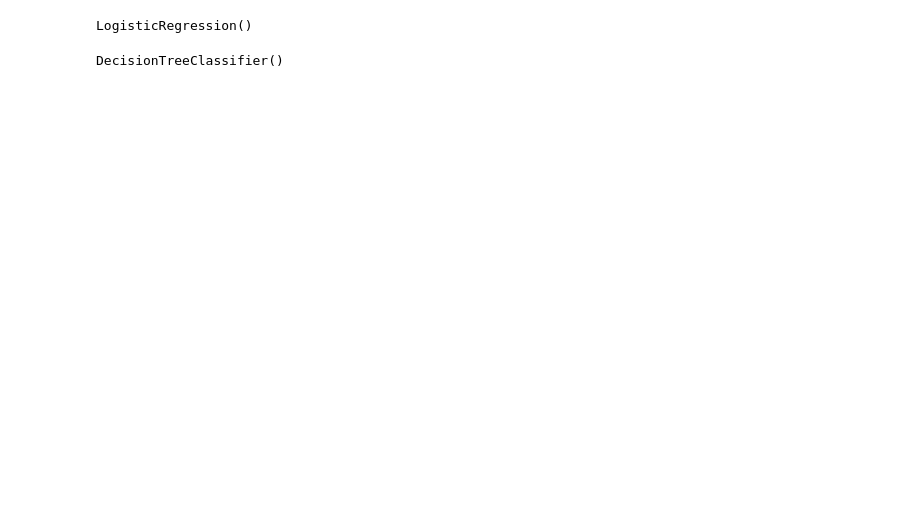
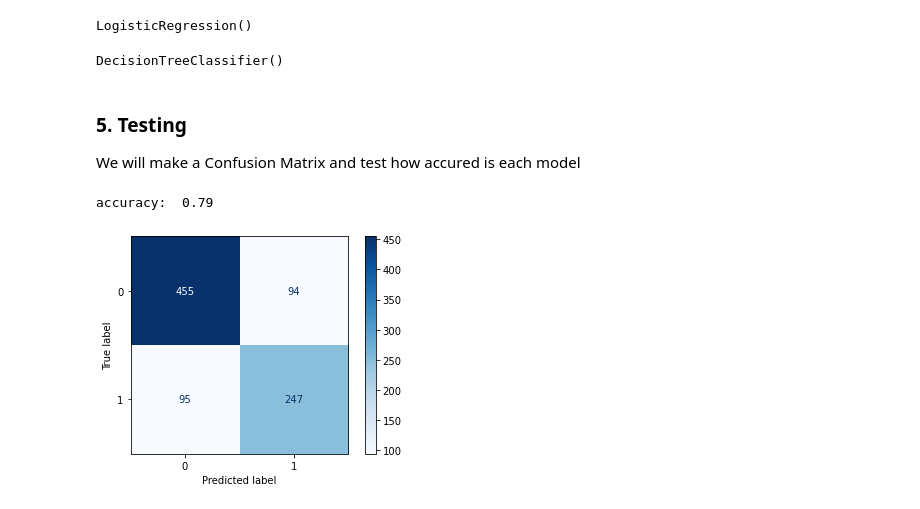
Before and after one commit to keijiart/EDA_Titanic, a Jupyter notebook: EDA_Titanic.ipynb, the cells around one changed output. Cells and saved outputs as stored; diff of their text form; code cells hidden in the pictures; blank space fills up the shorter version.

```diff
--- a/EDA_Titanic.ipynb
+++ b/EDA_Titanic.ipynb
@@ -322,3 +380,22 @@ decision_tree = DecisionTreeClassifier()
 decision_tree.fit(X_train, Y_train)
 # %% [output]
 DecisionTreeClassifier()
+# %% [markdown]
+### 5. Testing
+
+We will make a Confusion Matrix and test how accured is each model
+# %%
+from sklearn.metrics import plot_confusion_matrix
+
+def conf_mat_acc(model):
+    disp = plot_confusion_matrix(model, X_train, Y_train, cmap=plt.cm.Blues, values_format='d')
+    true_pred = disp.confusion_matrix[0,0]+disp.confusion_matrix[1,1]
+    total_data = np.sum(disp.confusion_matrix)
+    accuracy = true_pred/total_data
+    print('accuracy: ', np.round(accuracy, 2))
+    plt.show()
+# %%
+conf_mat_acc(logreg)
+# %% [output]
+accuracy:  0.79
+[figure, added]
```
Also changed, not shown: parts of 33 cells of this notebook.
